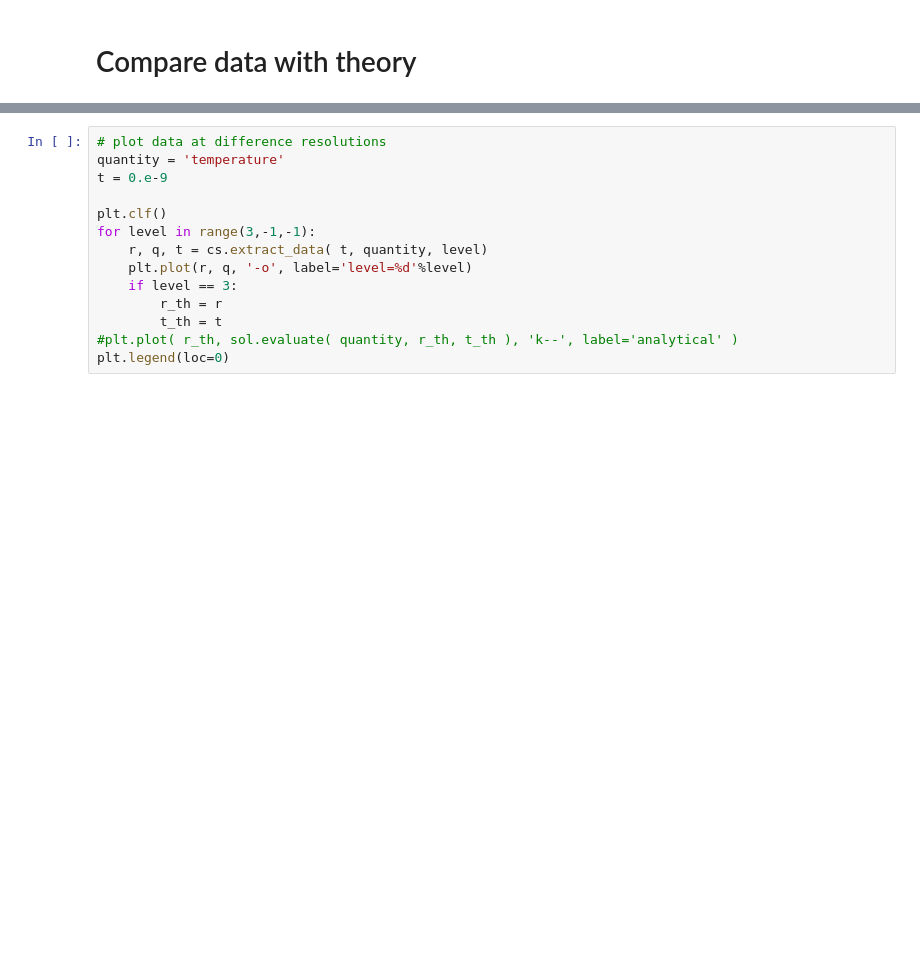
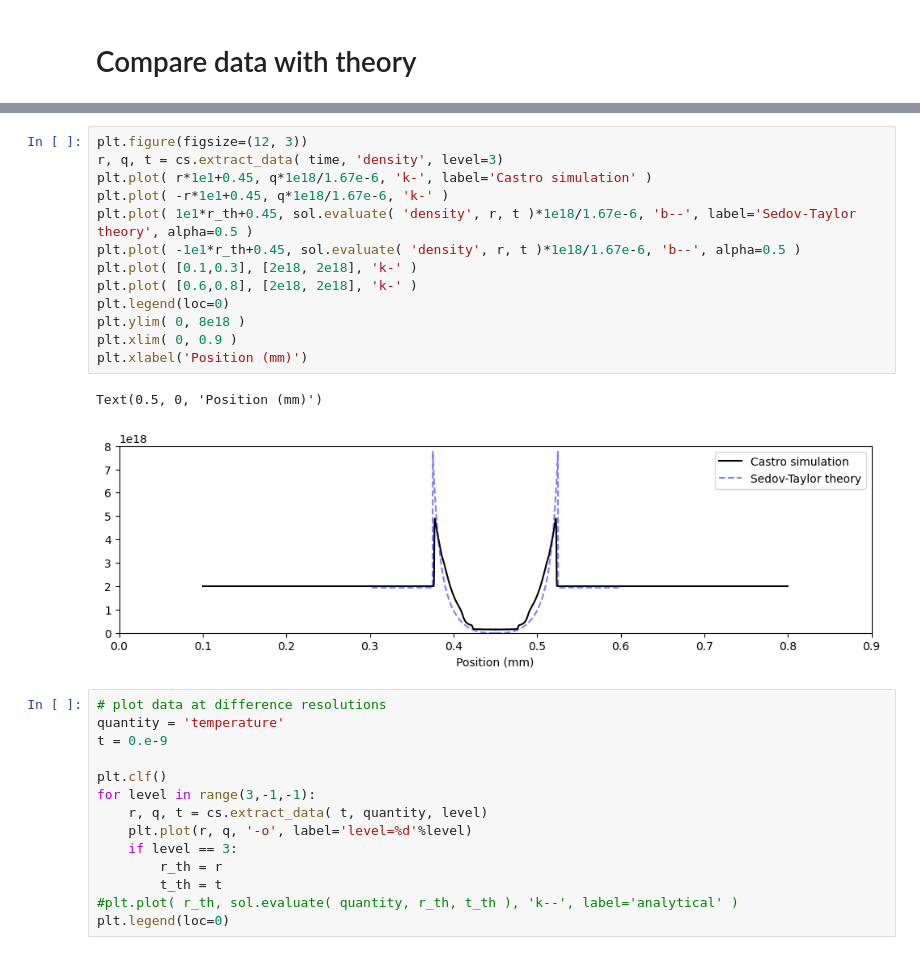
Before and after one commit to chequp-org/chequp, a Jupyter notebook: sim_folder/analysis/Analysis.ipynb, the cells around one changed output, grey strips where cells are left out. Saved outputs shown, nothing was run; the diff lists cells and outputs as text; blank space fills up the shorter version.

```diff
--- a/sim_folder/analysis/Analysis.ipynb
+++ b/sim_folder/analysis/Analysis.ipynb
@@ -62,3 +62,19 @@ plt.xlim(0, 150)
+# %%
+plt.figure(figsize=(12, 3))
+r, q, t = cs.extract_data( time, 'density', level=3)
+plt.plot( r*1e1+0.45, q*1e18/1.67e-6, 'k-', label='Castro simulation' )
+plt.plot( -r*1e1+0.45, q*1e18/1.67e-6, 'k-' )
+plt.plot( 1e1*r_th+0.45, sol.evaluate( 'density', r, t )*1e18/1.67e-6, 'b--', label='Sedov-Taylor theory', alpha=0.5 )
+plt.plot( -1e1*r_th+0.45, sol.evaluate( 'density', r, t )*1e18/1.67e-6, 'b--', alpha=0.5 )
+plt.plot( [0.1,0.3], [2e18, 2e18], 'k-' )
+plt.plot( [0.6,0.8], [2e18, 2e18], 'k-' )
+plt.legend(loc=0)
+plt.ylim( 0, 8e18 )
+plt.xlim( 0, 0.9 )
+plt.xlabel('Position (mm)')
+# %% [output]
+Text(0.5, 0, 'Position (mm)')
+[figure, added]
 # %%
 # plot data at difference resolutions
 quantity = 'temperature'
```
Also changed, not shown: parts of 3 cells of this notebook, 2 other files.
